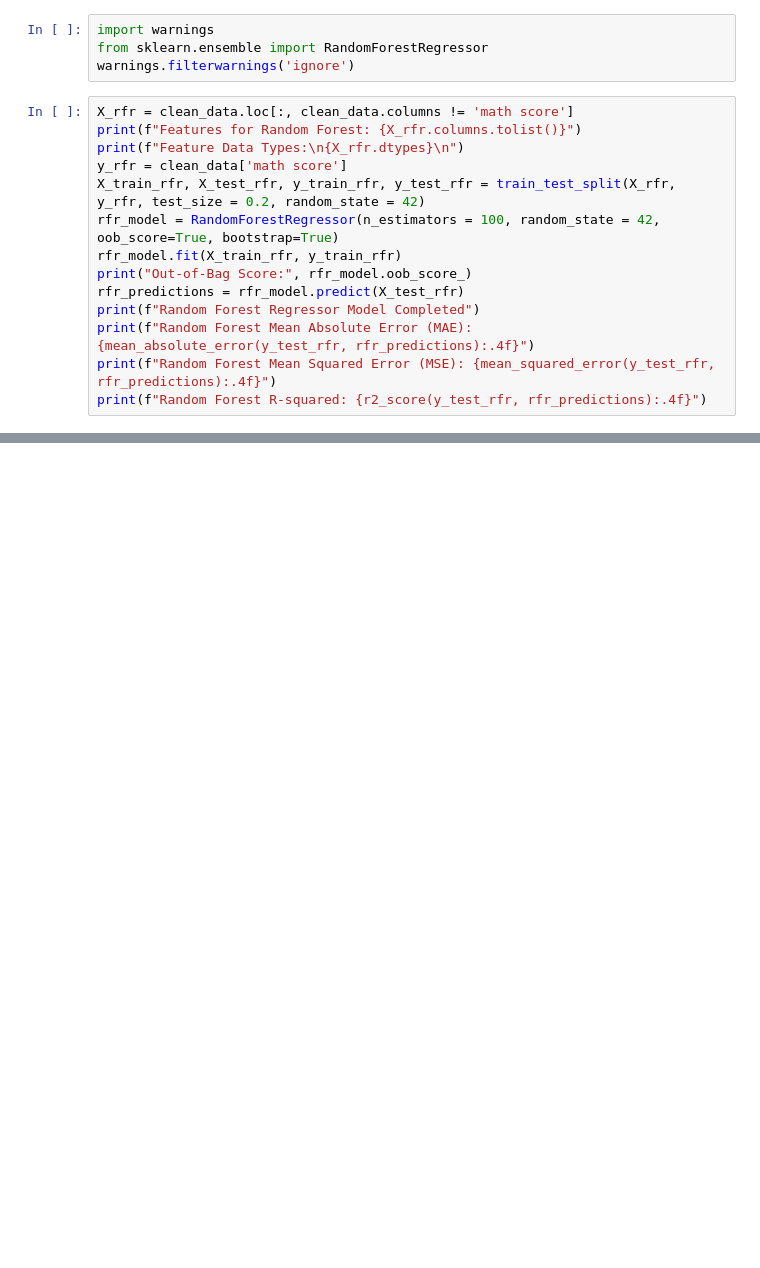
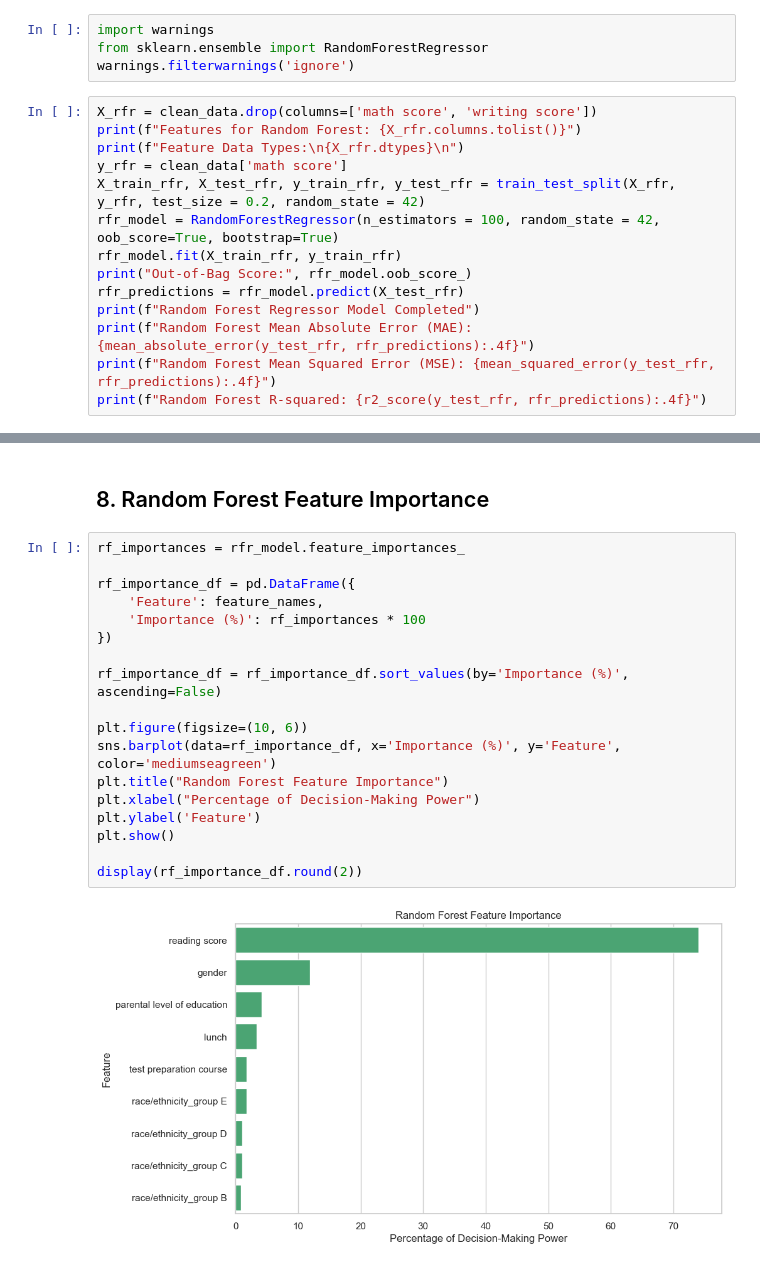
Before and after one commit to VaibhavNileshKumarDave/synent-task8-mlmodel-vaibhav-dave, a Jupyter notebook: notebooks/StudentsPerformance.ipynb, the cells around one changed output, grey strips where cells are left out. Saved outputs shown, nothing was run; the diff lists cells and outputs as text; blank space fills up the shorter version.

Commit message:
Add Random Forest Regression Feature Importance graph

```diff
--- a/notebooks/StudentsPerformance.ipynb
+++ b/notebooks/StudentsPerformance.ipynb
@@ -211,7 +211,7 @@ import warnings
 from sklearn.ensemble import RandomForestRegressor
 warnings.filterwarnings('ignore')
 # %%
-X_rfr = clean_data.loc[:, clean_data.columns != 'math score']
+X_rfr = clean_data.drop(columns=['math score', 'writing score'])
 print(f"Features for Random Forest: {X_rfr.columns.tolist()}")
 print(f"Feature Data Types:\n{X_rfr.dtypes}\n")
 y_rfr = clean_data['math score']
@@ -260,0 +260,22 @@ plt.show()
+# %% [markdown]
+## 8. Random Forest Feature Importance
+# %%
+rf_importances = rfr_model.feature_importances_
+
+rf_importance_df = pd.DataFrame({
+    'Feature': feature_names,
+    'Importance (%)': rf_importances * 100
+})
+
+rf_importance_df = rf_importance_df.sort_values(by='Importance (%)', ascending=False)
+
+plt.figure(figsize=(10, 6))
+sns.barplot(data=rf_importance_df, x='Importance (%)', y='Feature', color='mediumseagreen')
+plt.title("Random Forest Feature Importance")
+plt.xlabel("Percentage of Decision-Making Power")
+plt.ylabel('Feature')
+plt.show()
+
+display(rf_importance_df.round(2))
+# %% [output]
+[figure, added]
```
Also changed, not shown: parts of 3 cells of this notebook.
